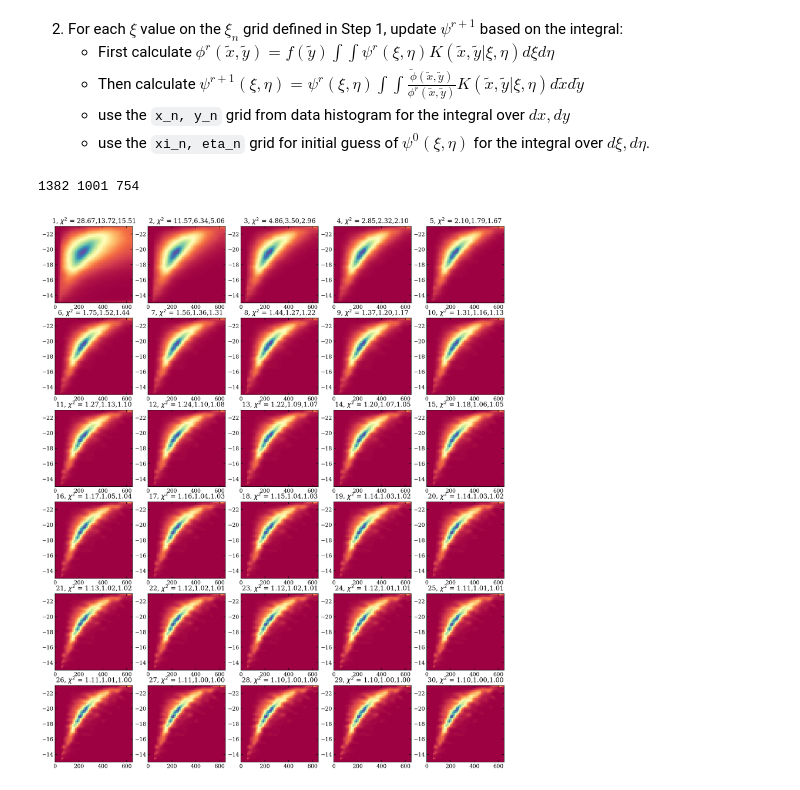
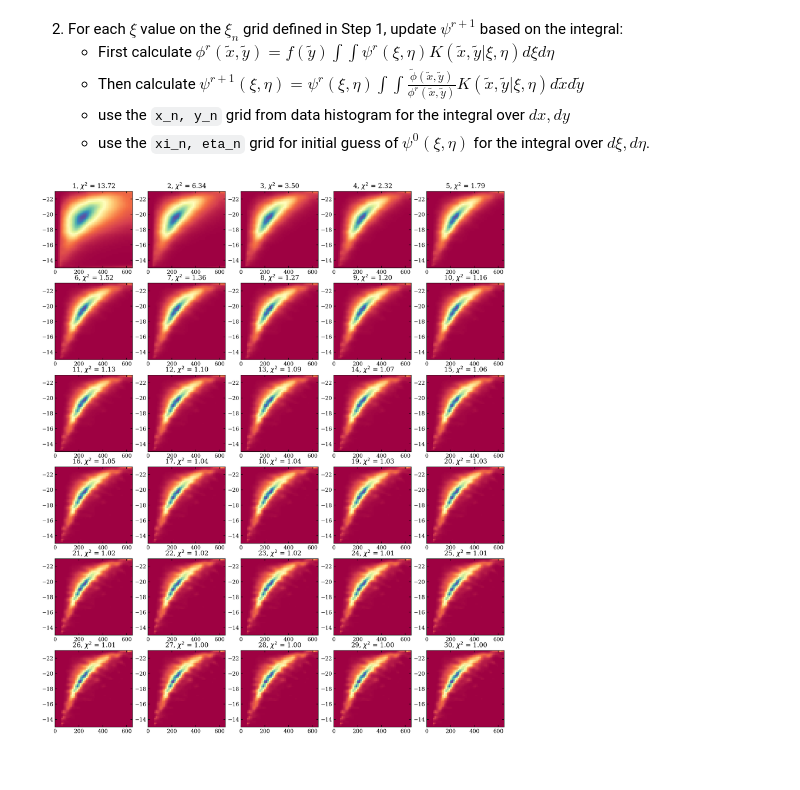
Before and after one commit to fuhaiastro/TFR_Lucy, a Jupyter notebook: TFR.ipynb, the cells around one changed output. Cells and saved outputs as stored; diff of their text form; code cells hidden in the pictures.

Commit message:
initial public release

```diff
--- a/TFR.ipynb
+++ b/TFR.ipynb
@@ -11,9 +11,8 @@ import pandas as pd
 from scipy import constants
 import os
 
-# load merged catalog
-dir = './'
-alfa_df = pd.read_csv(dir+'ALFALFA_SDSS_merged.csv')
+# load merged ALFALFA-SDSS catalog
+alfa_df = pd.read_csv('ALFALFA_SDSS_merged.csv')
 # select a subset
 idx = ((alfa_df.W20 > 0) & ~(alfa_df.absMag_i.isnull()))
 alfa_df = alfa_df.loc[idx, :]
@@ -22,7 +21,7 @@ print(alfa_df.shape)
 xdata = alfa_df['W20']/(1+alfa_df['Vhelio']/(constants.c/1e3))
 ydata = alfa_df['absMag_i']
 
-# plot x-label
+# axes labels
 xlabel = 'Observed Line Width ($x$)'
 xilabel = 'Edge-on Line Width ($\\xi$)'
 ylabel = 'Observed Magnitude ($y$)'
@@ -209,8 +206,6 @@ Kfun = RegularGridInterpolator((xin,etan,xn,yn),Keva,method='linear',fill_value=
     - use the `x_n, y_n` grid from data histogram for the integral over $dx,dy$
     - use the `xi_n, eta_n` grid for initial guess of $\psi^0(\xi,\eta)$ for the integral over $d\xi, d\eta$.
 # %%
-""" iteratively run Lucy algorithm """
-
 # make xi_n, eta_n array identical to x_n, y_n array
 xi_n = np.copy(x_n)
 eta_n = np.copy(y_n)
@@ -221,8 +216,8 @@ ny   = len(y_n)
 nxi  = len(xi_n)
 neta = len(eta_n)
 
-# initialize \Psi^r(\xi,\eta) for the first step
-# make it flat
+# initialize \Psi^r(\xi,\eta) for the first iteration
+# make it a flat distribution within the parameter ranges
 psi_r = np.zeros((ny,nx))+1.0
 psi_r *= np.sum(phi_n)/np.sum(psi_r) # normalize
 
@@ -238,13 +233,9 @@ if niter < 51:
     X,Y = np.meshgrid(x_n,y_n,indexing='xy')
 
 # indices to calculate chi^2: 1382 1001 754 out of 2500 bins, respectively.
-ind0 = (ferr > 0) # all bins w/ at least 1 galaxy
 ind1 = (ferr > 0) & (ferr < 1./np.sqrt(4)) # all bins w/ more than 4 galaxies
-ind2 = (ferr > 0) & (ferr < 1./np.sqrt(9)) # all bins w/ more than 9 galaxies
-print(len(phi_n[ind0]),len(phi_n[ind1]),len(phi_n[ind2]))
-
-# initialize chi^2 arrays
-chisq0, chisq1, chisq2 = [], [], []
+# initialize chi^2 array
+chisq1 = []
 
 # start iteration
 iter = 0
@@ -258,44 +249,40 @@ while iter < niter:
             f_n = psi_r * np.transpose(Kernel[:,:,0,0])
             phi_r[j,i] = np.trapz(np.trapz(f_n, eta_n, axis=0), xi_n, axis=0)
     # save reduced chi^2 value for each iteration
-    chisq0.append(np.mean((phi_n[ind0]-phi_r[ind0])**2/(phi_err[ind0]**2)))
     chisq1.append(np.mean((phi_n[ind1]-phi_r[ind1])**2/(phi_err[ind1]**2)))
-    chisq2.append(np.mean((phi_n[ind2]-phi_r[ind2])**2/(phi_err[ind2]**2)))
 
     # then, calculate psi^r+1(xi_n, eta_n)
     for i in range(nxi):
         for j in range(neta):
             A,B,C,D = np.meshgrid(xi_n[i],eta_n[j],x_n,y_n,indexing='ij')
             Kernel = Kfun((A,B,C,D))
             # transpose Kernel from ij -> xy indexing
             # add 1e-12 to avoid 0 divisions
             g_n = phi_n/(phi_r+1e-12) * np.transpose(Kernel[0,0,:,:])
             # update psi(xi) at iteration r+1
             psi_r[j,i] *= np.trapz(np.trapz(g_n, y_n, axis=0), x_n, axis=0)
     # increment iter
     iter += 1
 
     # make a plot after each iteration
     if niter < 51:
         k,l = int((iter-1)/ncols),(iter-1) % ncols
         # plot psi^r(xi_n,eta_n)
         ax[k,l].pcolormesh(XI, ETA, psi_r, cmap='Spectral') # , vmin=vmin, vmax=vmax)
-        ax[k,l].set_title(f'{iter}, $\chi^2$ = {chisq0[-1]:.2f},{chisq1[-1]:.2f},{chisq2[-1]:.2f}')
+        ax[k,l].set_title(f'{iter}, $\chi^2$ = {chisq1[-1]:.2f}')
         ax[k,l].set_ylim(ymax,ymin)
 
-    # save result every 10 iterations
+    # save results to a .npz file every 10 iterations
     if (iter % 10 == 0):
         np.savez(rundir+f'/phi_psi_n{iter}',
                 niter=iter,
                 x_n=x_n,y_n=y_n,xi_n=xi_n,eta_n=eta_n,
-                phi_n=phi_n,phi_r=phi_r,psi_r=psi_r,
-                chisq0=chisq0,chisq1=chisq1,chisq2=chisq2,
+                phi_n=phi_n,phi_r=phi_r,psi_r=psi_r,chisq1=chisq1,
                 xmin=xmin,xmax=xmax,ymin=ymin,ymax=ymax,
                 xlabel=xlabel,ylabel=ylabel,xilabel=xilabel,etalabel=etalabel)
 
 if niter < 51:
     # save plot as png file
     plt.savefig(rundir+f'/resid_n{niter}.png', bbox_inches='tight');
 # %% [output]
-1382 1001 754
-[figure, old version]
+[figure, new version]
```
Also changed, not shown: parts of 3 cells of this notebook, 8 other files.
